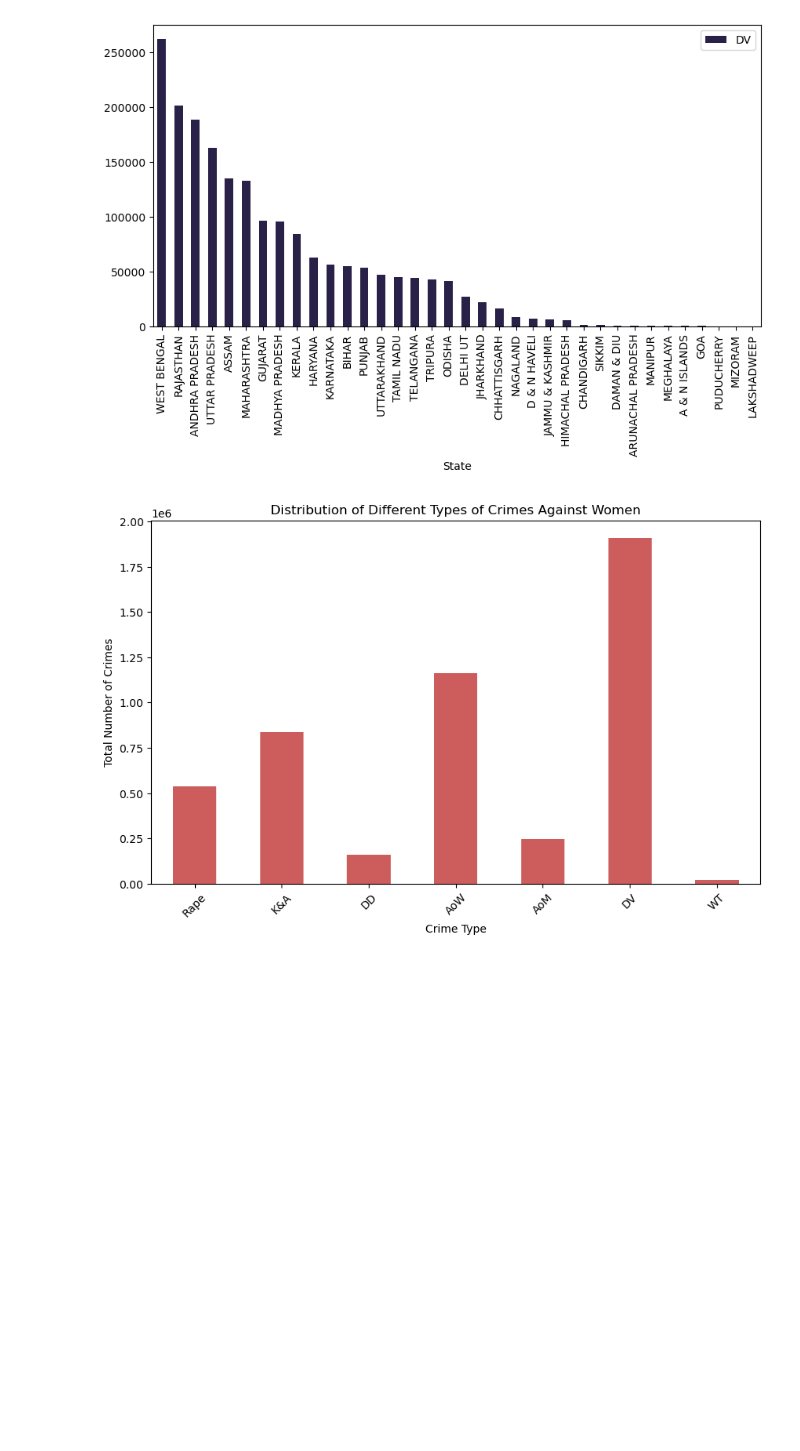
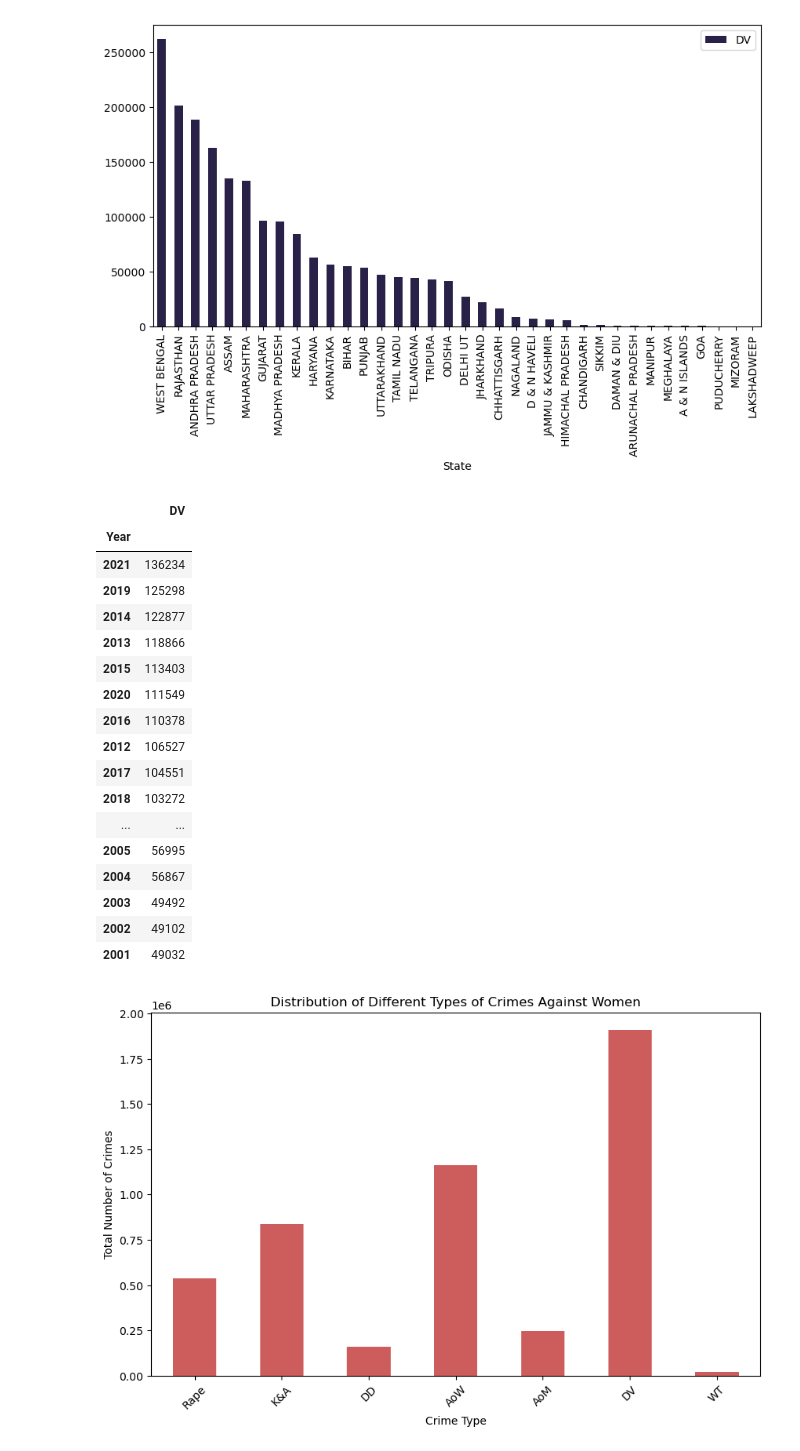
Before and after one commit to sandeepgalipelli/CrimeAgainstWomen, a Jupyter notebook: CrimeAgainstWoman.ipynb, the cells around one changed output. Drawn from its saved outputs; the diff is of its cells as text; code cells hidden in the pictures; blank space fills up the shorter version.

```diff
--- a/CrimeAgainstWoman.ipynb
+++ b/CrimeAgainstWoman.ipynb
@@ -193,6 +195,29 @@ domesticViolence.plot(kind='bar',figsize = (10,5),color='#2A2148')
 plt.show()
 # %% [output]
 [figure]
+# %%
+DVByYear = crimeAw.groupby('Year').agg({'DV':'sum'}).sort_values(by='DV',ascending=False)
+# %%
+DVByYear
+# %% [output]
+|  | DV |
+| Year |  |
+| 2021 | 136234 |
+| 2019 | 125298 |
+| 2014 | 122877 |
+| 2013 | 118866 |
+| 2015 | 113403 |
+| 2020 | 111549 |
+| 2016 | 110378 |
+| 2012 | 106527 |
+| 2017 | 104551 |
+| 2018 | 103272 |
+| ... | ... |
+| 2005 | 56995 |
+| 2004 | 56867 |
+| 2003 | 49492 |
+| 2002 | 49102 |
+| 2001 | 49032 |
 # %%
 crimeDistribution =crimeAw.drop(['State', 'Year'], axis=1).sum()
 plt.figure(figsize=(10, 6))
```
Also changed, not shown: parts of 2 cells of this notebook.
